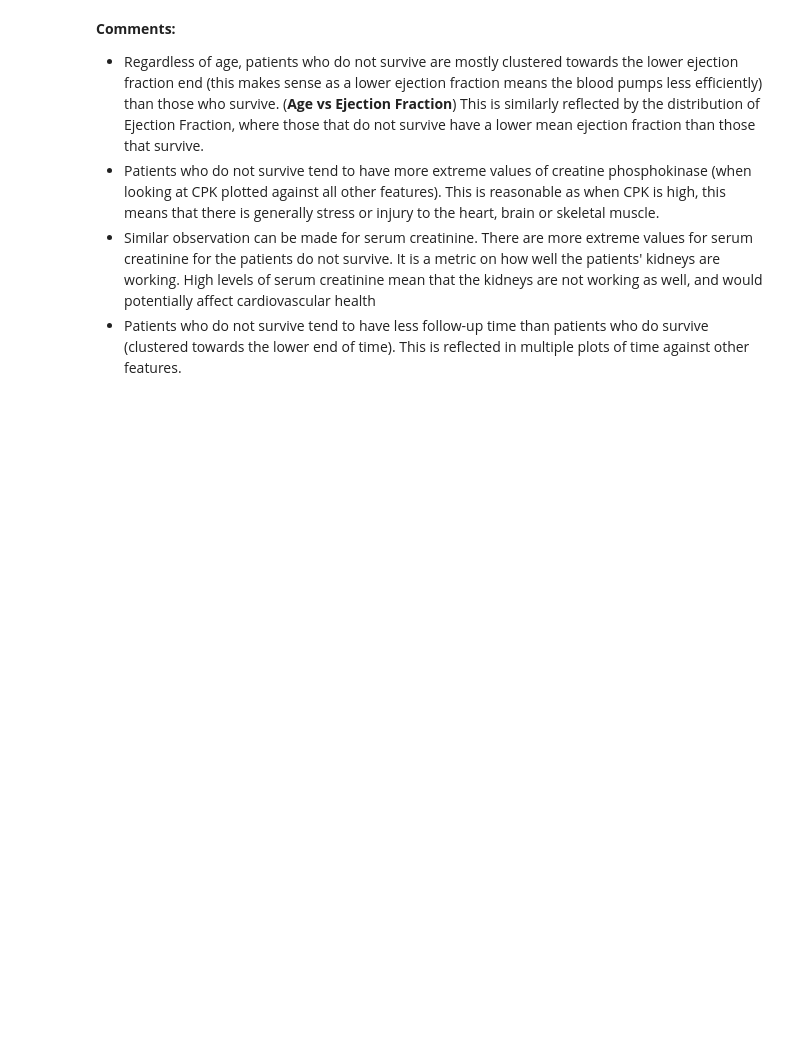
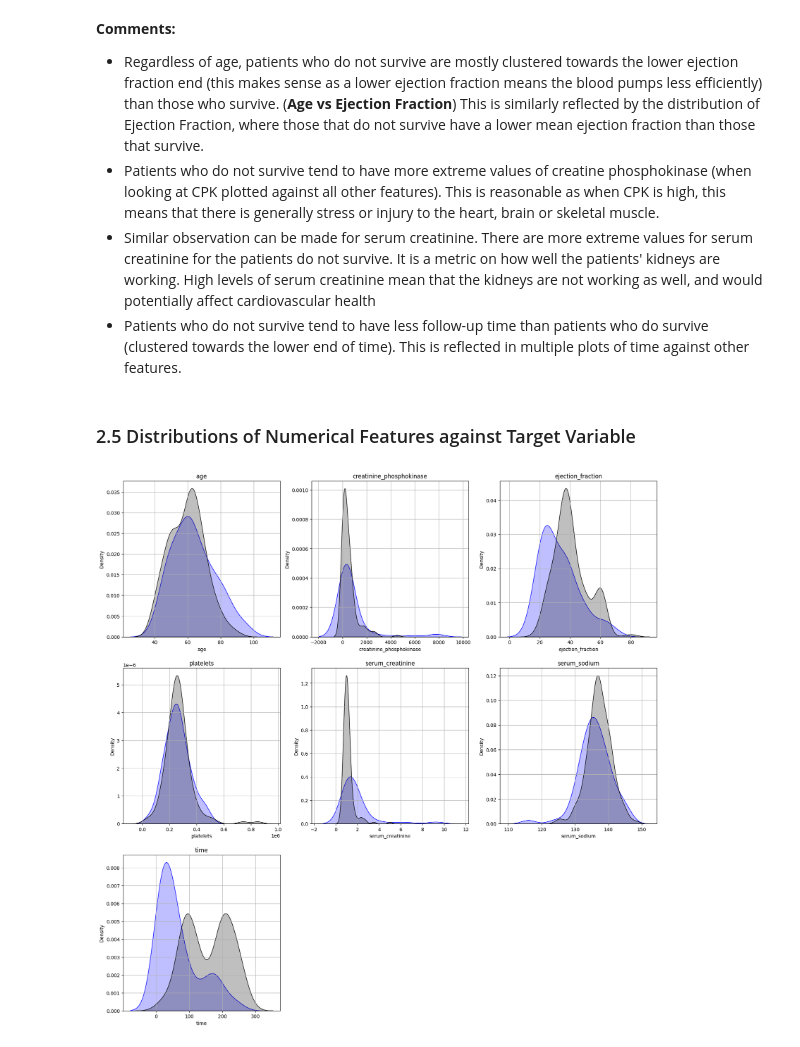
Before and after one commit to VivianZhang199/Predicting-Heart-Failure, a Jupyter notebook: heart-failure-prediction.ipynb, the cells around one changed output. Saved outputs shown, nothing was run; the diff lists cells and outputs as text; code cells hidden in the pictures; blank space fills up the shorter version.

```diff
--- a/heart-failure-prediction.ipynb
+++ b/heart-failure-prediction.ipynb
@@ -79 +125,4 @@ ax.set(ylabel = "Percentage")
+# %%
+numerical_features = ["age", "creatinine_phosphokinase", "ejection_fraction", "platelets", "serum_creatinine", "serum_sodium", "time"]
+categorical_features = ["anaemia", "diabetes", "high_blood_pressure", "sex", "smoking", "DEATH_EVENT"]
 # %% [markdown]
@@ -119,3 +168,16 @@ plt.plot()
 * Patients who do not survive tend to have more extreme values of creatine phosphokinase (when looking at CPK plotted against all other features). This is reasonable as when CPK is high, this means that there is generally stress or injury to the heart, brain or skeletal muscle.
 * Similar observation can be made for serum creatinine. There are more extreme values for serum creatinine for the patients do not survive. It is a metric on how well the patients' kidneys are working. High levels of serum creatinine mean that the kidneys are not working as well, and would potentially affect cardiovascular health
 * Patients who do not survive tend to have less follow-up time than patients who do survive (clustered towards the lower end of time). This is reflected in multiple plots of time against other features.
+# %% [markdown]
+### 2.5 Distributions of Numerical Features against Target Variable
+# %%
+plt.figure(figsize = (20, 20))
+
+for i, col in enumerate(numerical_features):
+    plt.subplot(3, 3, i + 1)
+    plt.grid(True)
+    plt.title(col)
+    sns.kdeplot(train_df.loc[train_df["DEATH_EVENT"] == 1, col], label = "survived", fill = True, color = "blue")
+    sns.kdeplot(train_df.loc[train_df["DEATH_EVENT"] == 0, col], label = "death", fill = True, color = "black")
+# %% [output]
+[figure, added]
```
Also changed, not shown: parts of 47 cells of this notebook.
